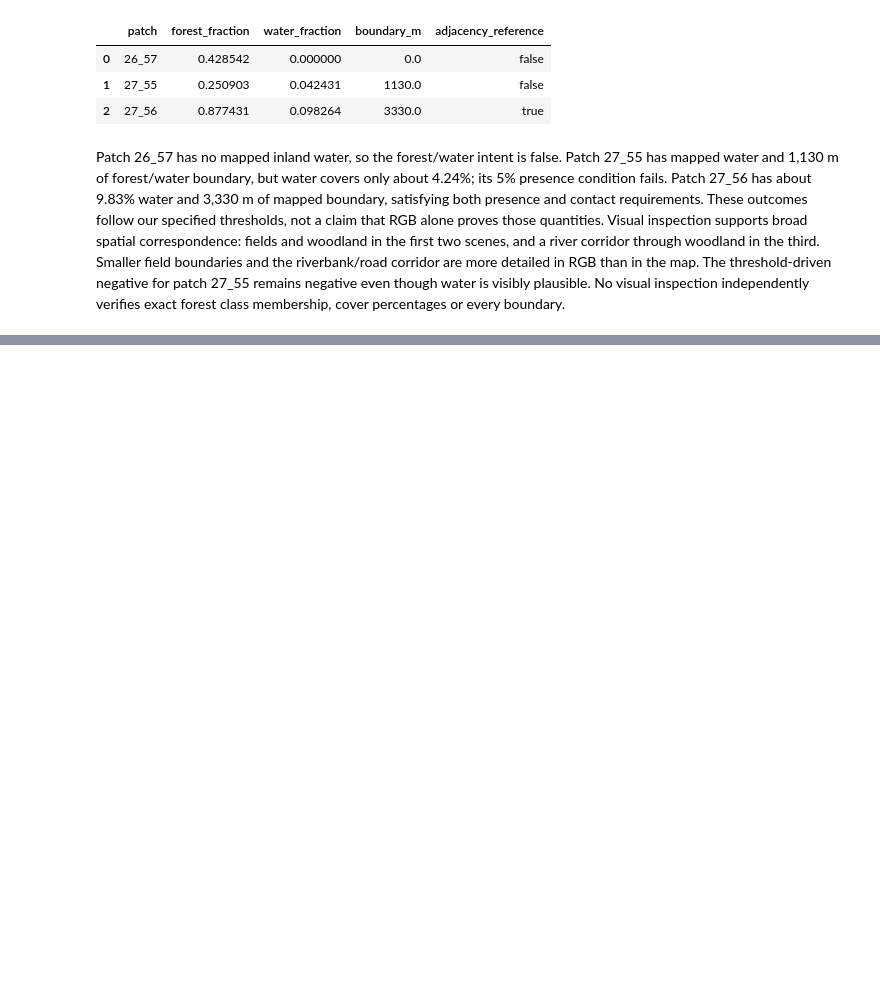
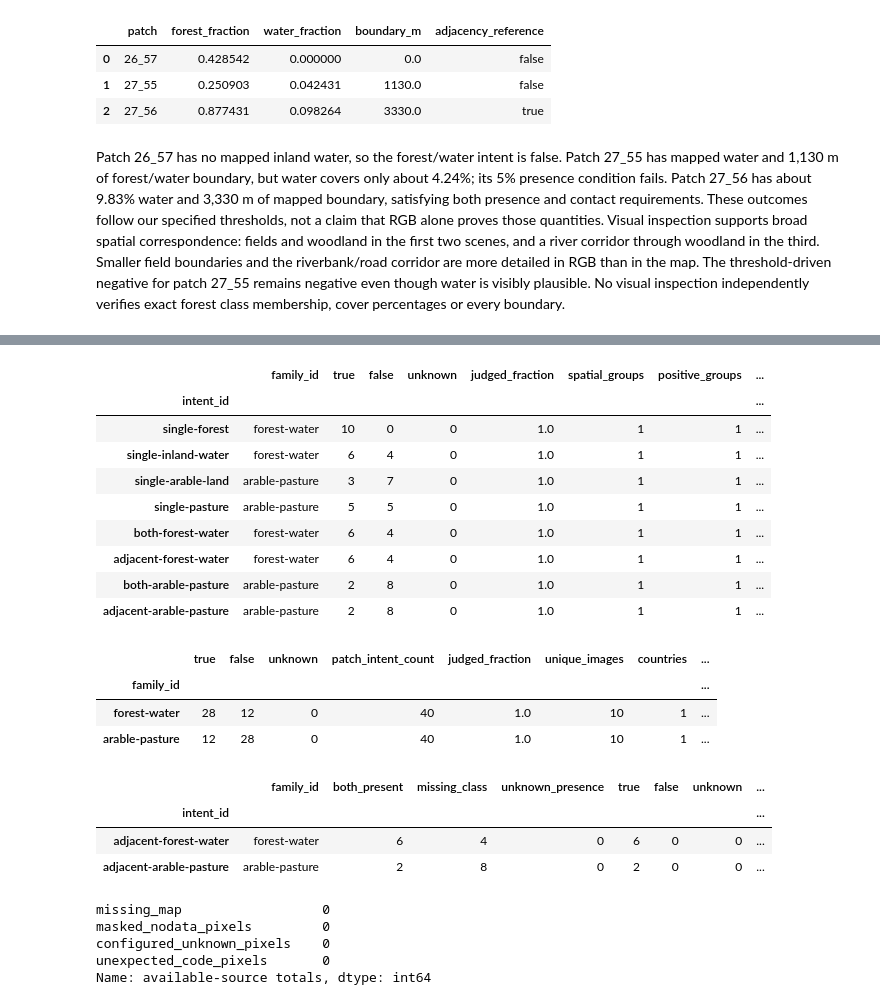
Before and after one commit to manuelmiddendorf/earth-observation, a Jupyter notebook: notebooks/02_benchmark_construction.ipynb, the cells around one changed output, grey strips where cells are left out. Cells and saved outputs as stored; diff of their text form; code cells hidden in the pictures; blank space fills up the shorter version.

```diff
--- a/notebooks/02_benchmark_construction.ipynb
+++ b/notebooks/02_benchmark_construction.ipynb
@@ -268,0 +365,36 @@ verifies exact forest class membership, cover percentages or every boundary.
+# %%
+intent_coverage, family_coverage, relation_coverage, control_ids = coverage_tables(
+    decisions, queries, assignment.group_id)
+display(intent_coverage)
+display(family_coverage.assign(countries=geography["countries"],
+                               spatial_components=geography["spatial_components"]))
+display(relation_coverage)
+candidate = load_benchmark_record(CANDIDATE_PATH, ROOT, require_frozen=False)
+unknown_sources = pd.DataFrame(candidate["unknown_pixel_sources"])
+display(unknown_sources[["missing_map", "masked_nodata_pixels",
+                         "configured_unknown_pixels", "unexpected_code_pixels"]].sum()
+        .rename("available-source totals"))
+# %% [output]
+|  | family_id | true | false | unknown | judged_fraction | spatial_groups | positive_groups | ... |
+| intent_id |  |  |  |  |  |  |  | ... |
+| single-forest | forest-water | 10 | 0 | 0 | 1.0 | 1 | 1 | ... |
+| single-inland-water | forest-water | 6 | 4 | 0 | 1.0 | 1 | 1 | ... |
+| single-arable-land | arable-pasture | 3 | 7 | 0 | 1.0 | 1 | 1 | ... |
+| single-pasture | arable-pasture | 5 | 5 | 0 | 1.0 | 1 | 1 | ... |
+| both-forest-water | forest-water | 6 | 4 | 0 | 1.0 | 1 | 1 | ... |
+| adjacent-forest-water | forest-water | 6 | 4 | 0 | 1.0 | 1 | 1 | ... |
+| both-arable-pasture | arable-pasture | 2 | 8 | 0 | 1.0 | 1 | 1 | ... |
+| adjacent-arable-pasture | arable-pasture | 2 | 8 | 0 | 1.0 | 1 | 1 | ... |
+|  | true | false | unknown | patch_intent_count | judged_fraction | unique_images | countries | ... |
+| family_id |  |  |  |  |  |  |  | ... |
+| forest-water | 28 | 12 | 0 | 40 | 1.0 | 10 | 1 | ... |
+| arable-pasture | 12 | 28 | 0 | 40 | 1.0 | 10 | 1 | ... |
+|  | family_id | both_present | missing_class | unknown_presence | true | false | unknown | ... |
+| intent_id |  |  |  |  |  |  |  | ... |
+| adjacent-forest-water | forest-water | 6 | 4 | 0 | 6 | 0 | 0 | ... |
+| adjacent-arable-pasture | arable-pasture | 2 | 8 | 0 | 2 | 0 | 0 | ... |
+missing_map                  0
+masked_nodata_pixels         0
+configured_unknown_pixels    0
+unexpected_code_pixels       0
+Name: available-source totals, dtype: int64
```
Also changed, not shown: parts of 16 cells of this notebook, 10 other files.
